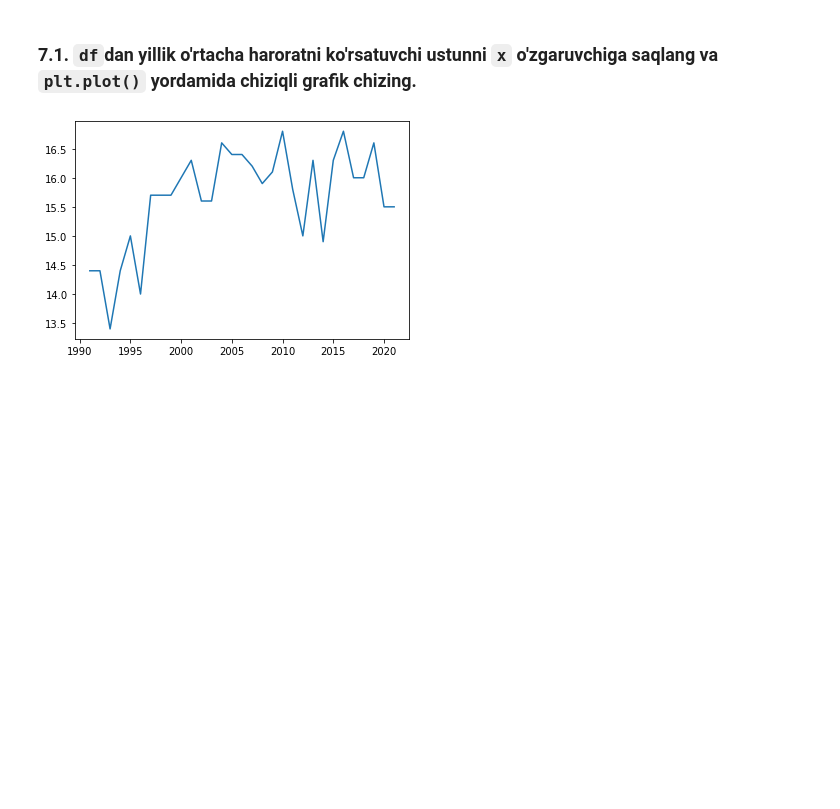
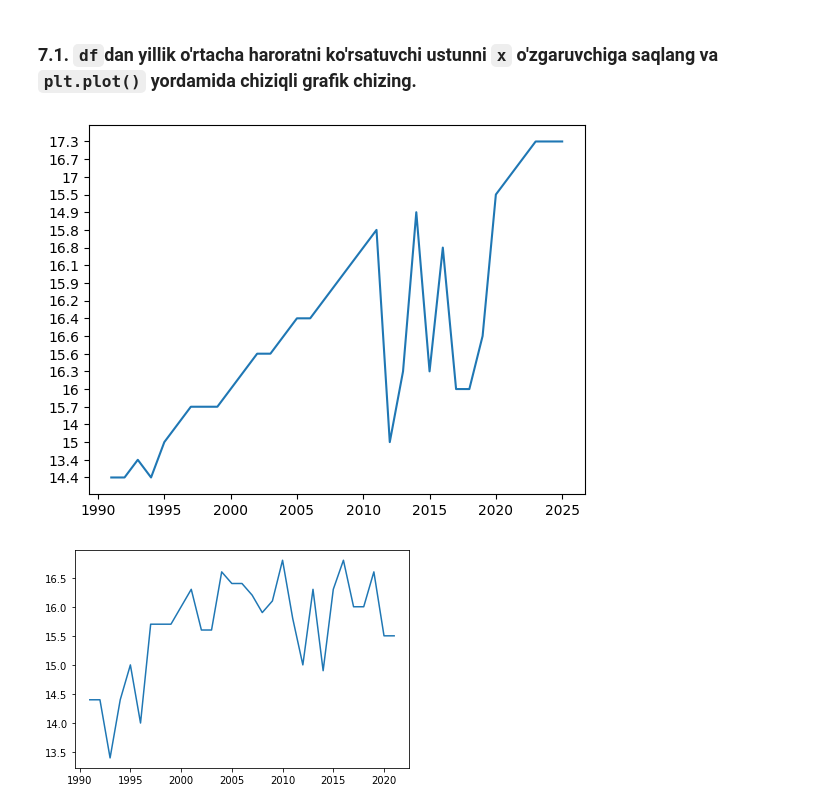
Before and after one commit to IlyasNasirov/notebook, a Jupyter notebook: 04_VISUAL_AMALIYOT_01_matplotlib.ipynb, the cells around one changed output. Saved outputs shown, nothing was run; the diff lists cells and outputs as text; code cells hidden in the pictures; blank space fills up the shorter version.

```diff
--- a/04_VISUAL_AMALIYOT_01_matplotlib.ipynb
+++ b/04_VISUAL_AMALIYOT_01_matplotlib.ipynb
@@ -341,3 +339,13 @@ df.to_csv("tashtemp.csv")
+# %%
+from ast import increment_lineno
+# JAVOBNI SHUYERGA YOZING
+import matplotlib.pyplot as plt
+%matplotlib inline
+x = df['T']
+plt.plot(x)
+plt.show()
+# %% [output]
+[figure, added]
 # %%
 #@title To'g'ri javob
 import matplotlib.pyplot as plt
```
Also changed, not shown: parts of 8 cells of this notebook.
